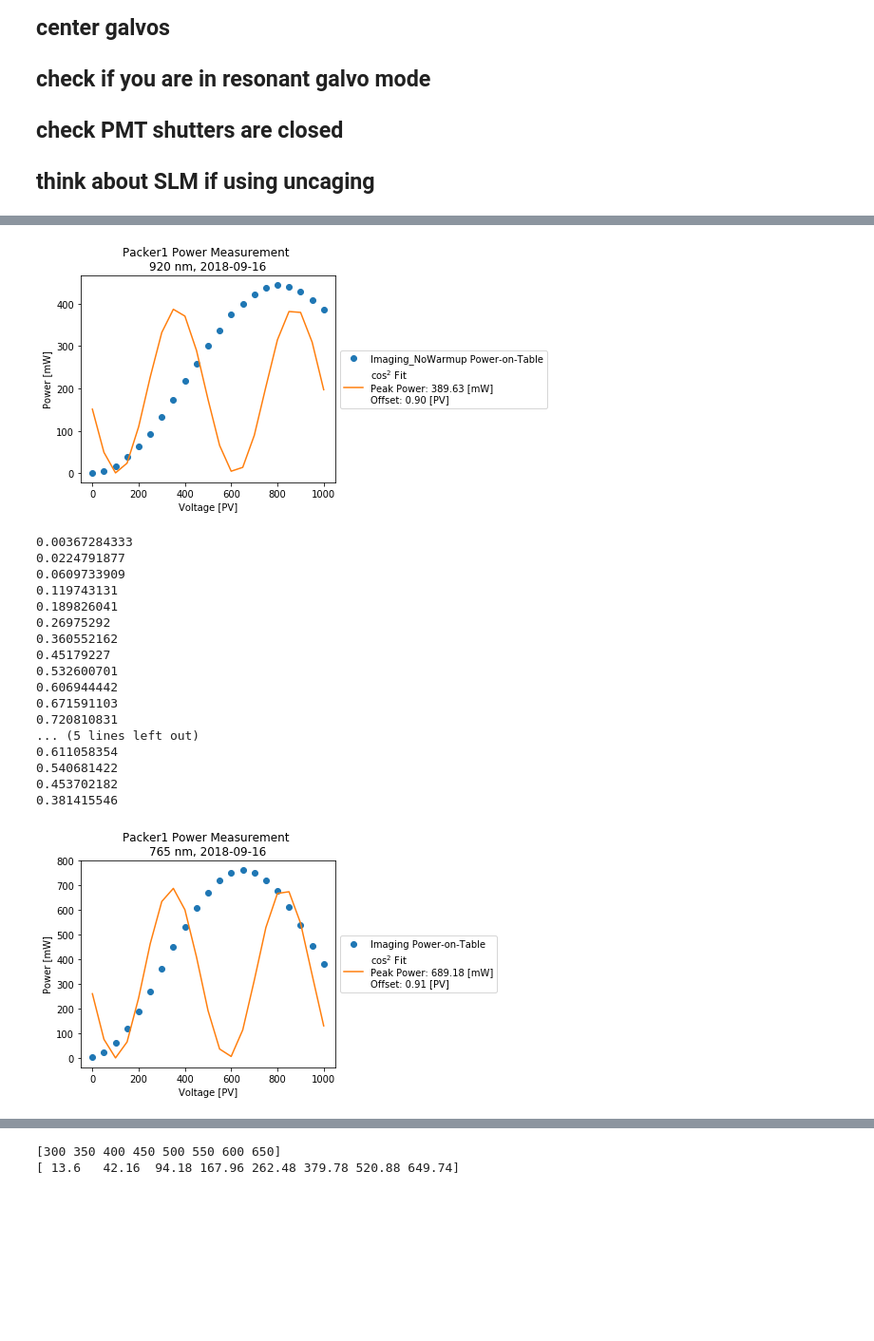
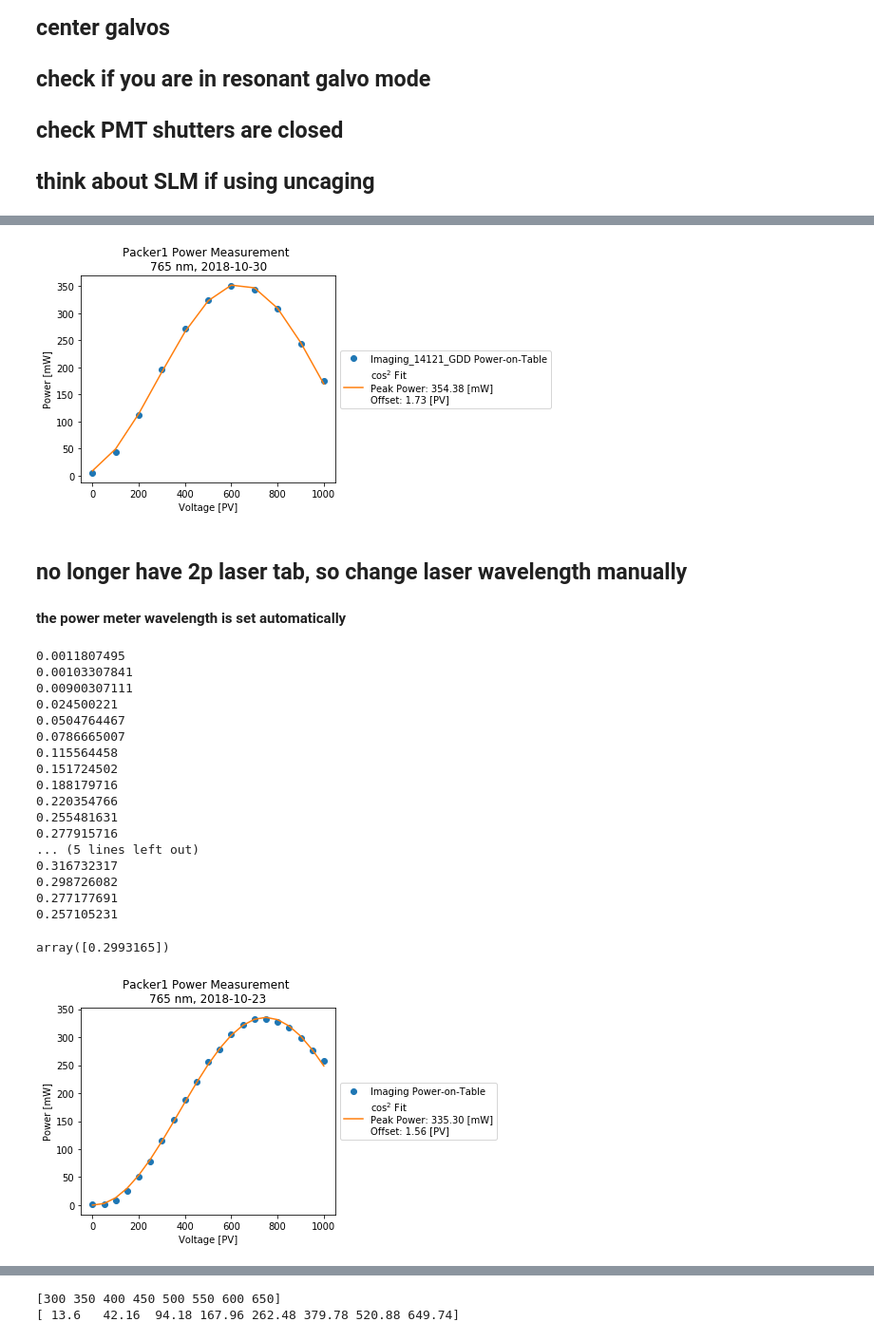
Before and after one commit to neuromantic99/bruker_calibration, a Jupyter notebook: powerMeasurements/DigitalPowerMeasurements.ipynb, the cells around one changed output, grey strips where cells are left out. Shown at 95% size. Drawn from its saved outputs; the diff is of its cells as text; code cells hidden in the pictures; blank space fills up the shorter version.

```diff
--- a/powerMeasurements/DigitalPowerMeasurements.ipynb
+++ b/powerMeasurements/DigitalPowerMeasurements.ipynb
@@ -91,20 +107,20 @@ pm100 = DigitalPowerMeasurer(pl,rm,[resource_list[0]])
 ## think about SLM if using uncaging
 # %%
 laser_name = 'Imaging'
-wavelength = 920
+wavelength = 765
 
-pl.SendScriptCommands('-SetMultiPhotonWavelength' + ' ' + str(wavelength) + ' ' + str(1))
+#pl.SendScriptCommands('-SetMultiPhotonWavelength' + ' ' + str(wavelength) + ' ' + str(1))
 # Allow Chameleon to change its colours
-time.sleep(15)
+#time.sleep(15)
 
-powerspace = np.arange(0,1050,50)
+powerspace = np.arange(0,1100,100)
 
 len_powerspace = len(powerspace)
 
 voltage_array = np.zeros(len_powerspace)
 
 for i in range(len_powerspace):
-    voltage_array[i] = pm100.measure('Imaging', wavelength, powerspace[i],3)
-    time.sleep(3)
+    voltage_array[i] = pm100.measure('Imaging', wavelength, powerspace[i],6)
+    time.sleep(6)
     print(voltage_array[i])
 # %% [output]
@@ -130,10 +138,5 @@ for i in range(len_powerspace):
 # %%
-laser_name = 'Imaging_NoWarmup'
-wavelength = 920
-
-datestring = date.today().isoformat()
-
-powerspace = np.arange(0,1050,50)
+laser_name = 'Imaging_14121_GDD'
 
 guess = (0.14,1/500,1)
 popt, pcov = curve_fit(pockel_curve,powerspace,voltage_array,guess)
@@ -160,7 +163,6 @@ plt.title("Packer1 Power Measurement \n" + str(wavelength) + " nm, " + datestrin
 datestring = date.today().isoformat()
 operator = "mloidolt"
 
-folder = r"F:\Data\mloidolt\2018-09-16\2018-09-16_PowerMeasurements"
 
 os.chdir(folder)
 plt.savefig(datestring+'_'+laser_name+'_'+str(wavelength)+".pdf",bbox_extra_artists=(legend,), bbox_inches='tight')
@@ -169,79 +171,85 @@ np.save(datestring+'_'+laser_name+'_'+str(wavelength)+'_'+'voltage_array',voltag
 np.save(datestring+'_'+laser_name+'_'+str(wavelength)+'_'+'popt',popt)
 np.save(datestring+'_'+laser_name+'_'+str(wavelength)+'_'+'pcov',pcov)
 # %% [output]
-[figure, old version]
+[figure, new version]
+# %% [markdown]
+## no longer have 2p laser tab, so change laser wavelength manually
+#### the power meter wavelength is set automatically
 # %%
 laser_name = 'Imaging'
 wavelength = 765
 
-pl.SendScriptCommands('-SetMultiPhotonWavelength' + ' ' + str(wavelength) + ' ' + str(1))
+#pl.SendScriptCommands('-SetMultiPhotonWavelength' + ' ' + str(wavelength) + ' ' + str(1))
 # Allow Chameleon to change its colours
-time.sleep(15)
+#time.sleep(15)
 
-powerspace = np.arange(0,1050,50)
+powerspace = np.arange(0,1100,100)
 
 len_powerspace = len(powerspace)
 
 voltage_array = np.zeros(len_powerspace)
 
 for i in range(len_powerspace):
-    voltage_array[i] = pm100.measure('Imaging', wavelength, powerspace[i],3)
+    voltage_array[i] = pm100.measure('Imaging', wavelength, powerspace[i],5)
     print(voltage_array[i])
     time.sleep(3)
 # %% [output]
-0.00367284333
-0.0224791877
-0.0609733909
-0.119743131
-0.189826041
-0.26975292
-0.360552162
-0.45179227
-0.532600701
-0.606944442
-0.671591103
-0.720810831
+0.0011807495
+0.00103307841
+0.00900307111
+0.024500221
+0.0504764467
+0.0786665007
+0.115564458
+0.151724502
+0.188179716
+0.220354766
+0.255481631
+0.277915716
 ... (5 lines left out)
-0.611058354
-0.540681422
-0.453702182
-0.381415546
+0.316732317
+0.298726082
+0.277177691
+0.257105231
+# %%
+pm100.measure('Imaging', wavelength, 600,6)
+# %% [output]
+array([0.2993165])
 # %%
 powerspace = np.arange(0,1050,50)
-laser_name = 'Imaging'
-wavelength = 765
 
 guess = (0.14,1/500,1)
 popt, pcov = curve_fit(pockel_curve,powerspace,voltage_array,guess)
 
 fig = plt.figure()
 ax = plt.subplot(111)
 
 ax.plot(powerspace,1000*voltage_array,linestyle='None',marker='o',label=laser_name + ' Power-on-Table')
 ax.plot(powerspace,1000*pockel_curve(powerspace,*popt),label=r"cos$^{2}$ Fit" + "\n"
          r"Peak Power: {:.2f} [mW]".format(popt[0]*1000) + "\n" +
          "Offset: {:.2f} [PV]".format(popt[2]))
 
 # Shrink current axis by 20%
 box = ax.get_position()
 ax.set_position([box.x0, box.y0, box.width * 0.8, box.height])
 
+
+#operator = "mloidolt"
+
 # Put a legend to the right of the current axis
 legend = ax.legend(loc='center left', bbox_to_anchor=(1, 0.5))
 plt.xlabel("Voltage [PV]")
 plt.ylabel("Power [mW]")
 plt.title("Packer1 Power Measurement \n" + str(wavelength) + " nm, " + datestring)
 
-# construct Packer-xkcd-compliant datestring
-datestring = date.today().isoformat()
-operator = "mloidolt"
+
 
 os.chdir(folder)
 plt.savefig(datestring+'_'+laser_name+'_'+str(wavelength)+".pdf",bbox_extra_artists=(legend,), bbox_inches='tight')
 np.save(datestring+'_'+laser_name+'_'+str(wavelength)+'_'+'powerspace',powerspace)
 np.save(datestring+'_'+laser_name+'_'+str(wavelength)+'_'+'voltage_array',voltage_array)
 np.save(datestring+'_'+laser_name+'_'+str(wavelength)+'_'+'popt',popt)
 np.save(datestring+'_'+laser_name+'_'+str(wavelength)+'_'+'pcov',pcov)
 # %% [output]
-[figure, old version]
+[figure, new version]
 # %% [markdown]
```
Also changed, not shown: parts of 15 cells of this notebook.
